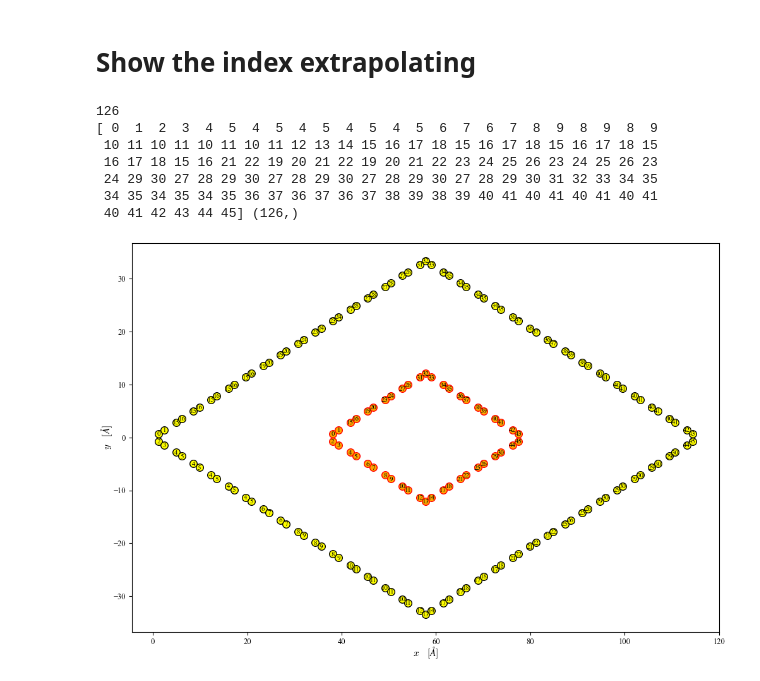
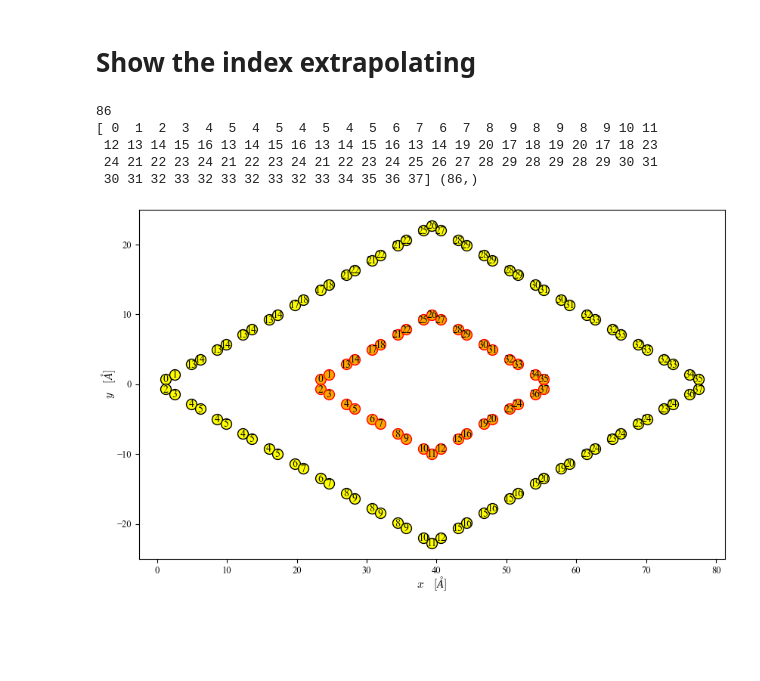
Before and after one commit to BastianValhoj/QTM-ML, a Jupyter notebook: scripts/notebooks/extrapolate_kNN.ipynb, the cells around one changed output. Cells and saved outputs as stored; diff of their text form; code cells hidden in the pictures; blank space fills up the shorter version.

Commit message:
reduced size difference to more easily show indices in plot

```diff
--- a/scripts/notebooks/extrapolate_kNN.ipynb
+++ b/scripts/notebooks/extrapolate_kNN.ipynb
@@ -10,8 +10,8 @@ from mytools.construct import all_armchair
 # %%
 BOND = 1.42 # bondlength of graphene
 
-N1 = 6 # tiling of smaller geom
-N2 = 16 # tiling of larger geom
+N1 = 5 # tiling of smaller geom
+N2 = 11 # tiling of larger geom
 
 # TB params for constructor
 R = (0.1, BOND+1e-2)
@@ -43,36 +43,34 @@ ElecHam2 = RSSE2.real_space_coupling()
 # %%
 print(ElecHam2.na)
 g1_to_g2_index = map_index(ElecHam1, ElecHam2)
 print(g1_to_g2_index, g1_to_g2_index.shape)
 
 xy1 = ElecHam1.xyz[:, :2]
 xy2 = ElecHam2.xyz[:, :2]
 xy1_shifted = xy1 + xy2.mean(axis=0, keepdims=True) - xy1.mean(axis=0, keepdims=True)
 
-fig, axes = thesis_fig(figsize=(12, 8), dpi=100)
+fig, axes = thesis_fig(figsize=(10, 6), dpi=100)
 
-axes.scatter(*xy2.T, s=70, color='yellow', edgecolor="k")
+axes.scatter(*xy2.T, s=100, color='yellow', edgecolor="k")
 for g2idx, g1idx in enumerate(g1_to_g2_index):
-    axes.text(*xy2[g2idx], s=g1idx, fontsize=8, color="k",
+    axes.text(*xy2[g2idx], s=g1idx, fontsize=10, color="k",
               verticalalignment="center", horizontalalignment="center",
               )
 
-axes.scatter(*xy1_shifted.T, s=70, color="orange", edgecolor="red")
+axes.scatter(*xy1_shifted.T, s=100, color="orange", edgecolor="red")
 for g1idx in range(ElecHam1.na):
-    axes.text(*xy1_shifted[g1idx], s=g1idx, fontsize=8,
+    axes.text(*xy1_shifted[g1idx], s=g1idx, fontsize=10,
               verticalalignment="center", horizontalalignment="center"
               )
 
 axes.set(xlabel=r"$x\quad [\AA]$",
          ylabel=r"$y\quad [\AA]$")
 
 fig.savefig("../figures/extrapolate_naive_kNN")
 # %% [output]
-126
-[ 0  1  2  3  4  5  4  5  4  5  4  5  4  5  6  7  6  7  8  9  8  9  8  9
- 10 11 10 11 10 11 10 11 12 13 14 15 16 17 18 15 16 17 18 15 16 17 18 15
- 16 17 18 15 16 21 22 19 20 21 22 19 20 21 22 23 24 25 26 23 24 25 26 23
- 24 29 30 27 28 29 30 27 28 29 30 27 28 29 30 27 28 29 30 31 32 33 34 35
- 34 35 34 35 34 35 36 37 36 37 36 37 38 39 38 39 40 41 40 41 40 41 40 41
- 40 41 42 43 44 45] (126,)
+86
+[ 0  1  2  3  4  5  4  5  4  5  4  5  6  7  6  7  8  9  8  9  8  9 10 11
+ 12 13 14 15 16 13 14 15 16 13 14 15 16 13 14 19 20 17 18 19 20 17 18 23
+ 24 21 22 23 24 21 22 23 24 21 22 23 24 25 26 27 28 29 28 29 28 29 30 31
+ 30 31 32 33 32 33 32 33 32 33 34 35 36 37] (86,)
-[figure, old version]
+[figure, new version]
```
